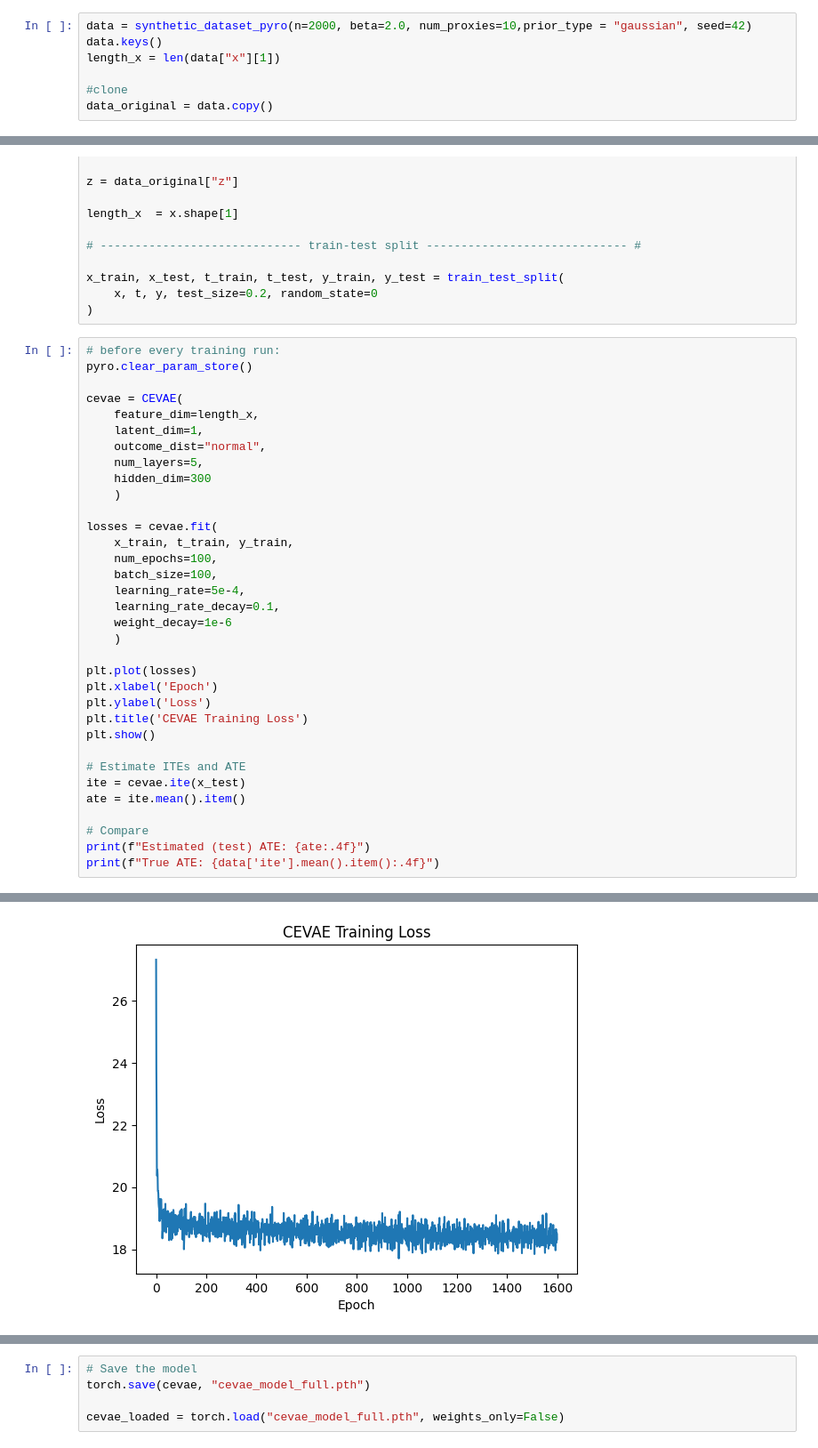
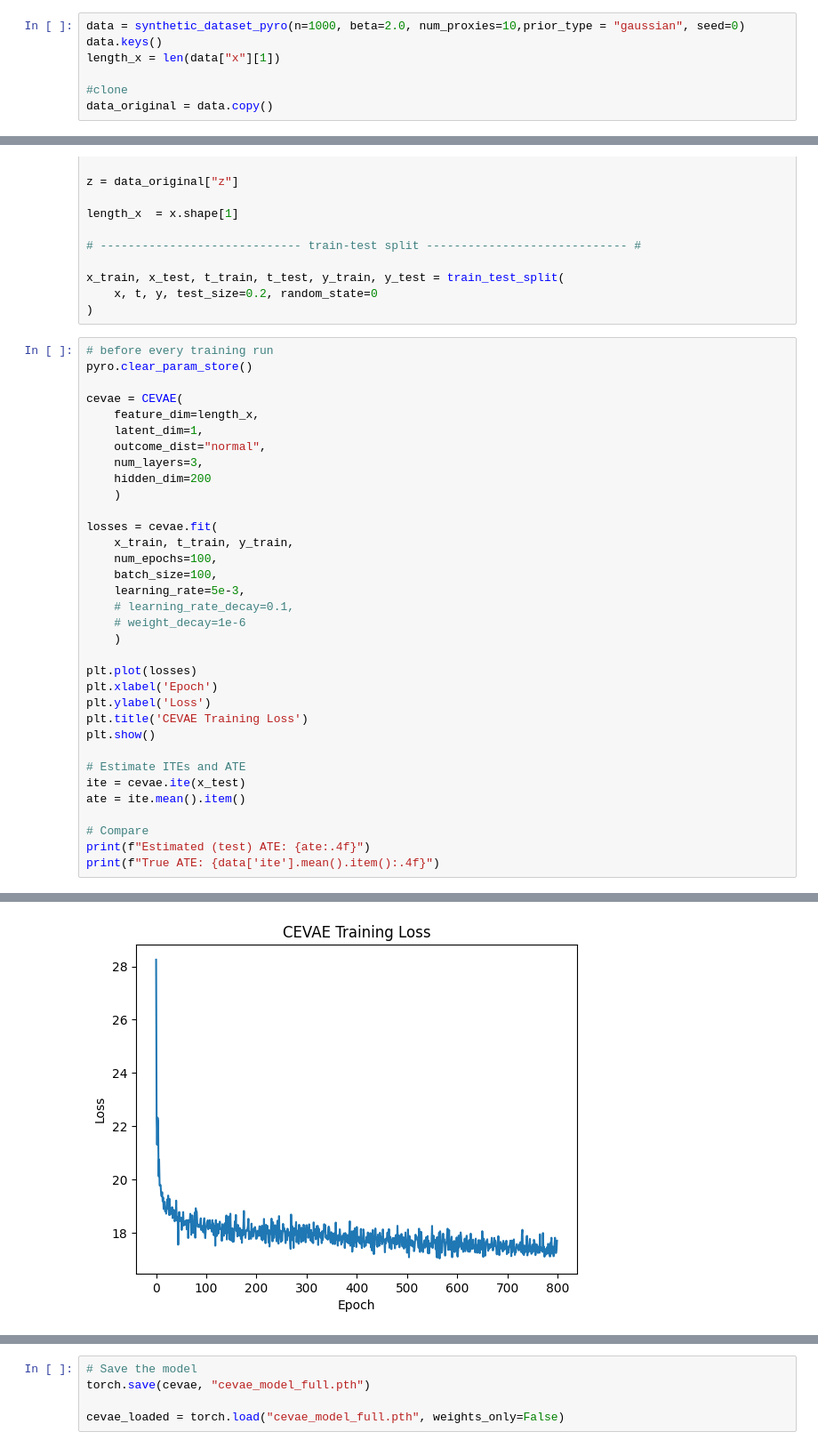
Before and after one commit to christianfaccio/causal_machine_learning, a Jupyter notebook: src/causal_effect_inference.ipynb, the cells around one changed output, grey strips where cells are left out. Shown at 89% size. Drawn from its saved outputs; the diff is of its cells as text.

```diff
--- a/src/causal_effect_inference.ipynb
+++ b/src/causal_effect_inference.ipynb
@@ -31,7 +31,7 @@ import itertools
 logging.getLogger("pyro").setLevel(logging.DEBUG)
 logging.getLogger("pyro").handlers[0].setLevel(logging.DEBUG)
 # %%
-data = synthetic_dataset_pyro(n=2000, beta=2.0, num_proxies=10,prior_type = "gaussian", seed=42)
+data = synthetic_dataset_pyro(n=1000, beta=2.0, num_proxies=10,prior_type = "gaussian", seed=0)
 data.keys()
 length_x = len(data["x"][1])
 
@@ -297,24 +234,24 @@ x_train, x_test, t_train, t_test, y_train, y_test = train_test_split(
     x, t, y, test_size=0.2, random_state=0
 )
 # %%
-# before every training run:
+# before every training run
 pyro.clear_param_store()
 
 cevae = CEVAE(
     feature_dim=length_x,
     latent_dim=1,
     outcome_dist="normal",
-    num_layers=5,
-    hidden_dim=300
+    num_layers=3,
+    hidden_dim=200
     )
 
 losses = cevae.fit(
     x_train, t_train, y_train,
     num_epochs=100,
     batch_size=100,
-    learning_rate=5e-4,
-    learning_rate_decay=0.1,
-    weight_decay=1e-6
+    learning_rate=5e-3,
+    # learning_rate_decay=0.1,
+    # weight_decay=1e-6
     )
 
 plt.plot(losses)
@@ -351,2 +280,2 @@ DEBUG    step  1500 loss = 18.3672
-[figure, old version]
+[figure, new version]
 INFO     Evaluating 1 minibatches
```
Also changed, not shown: parts of 31 cells of this notebook, 1 other file.
